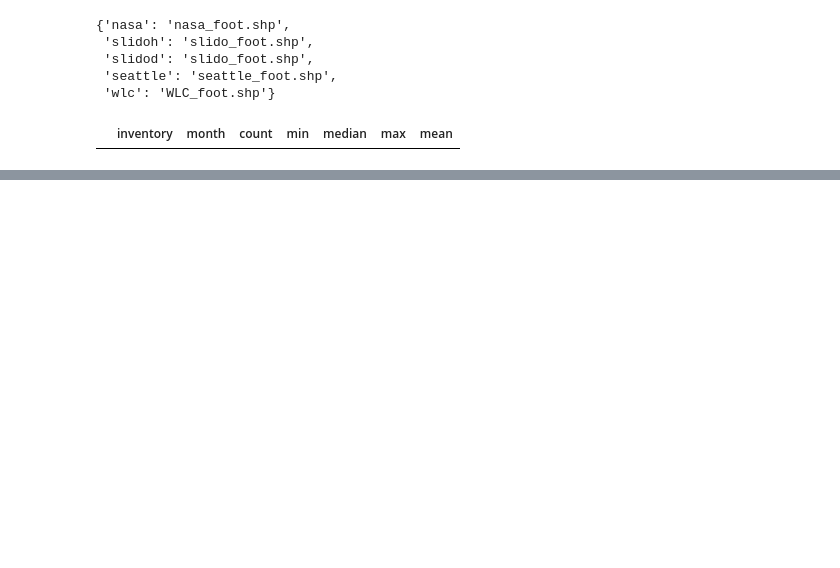
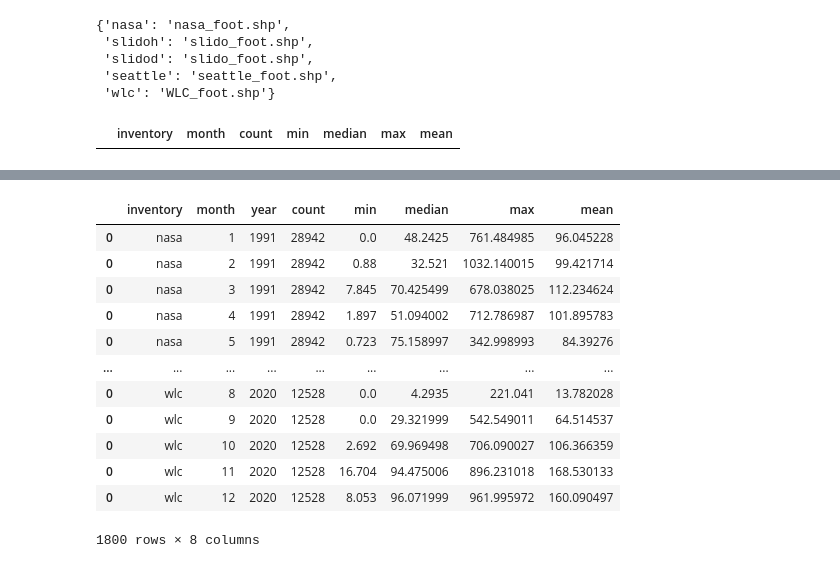
Before and after one commit to lvluna/landslide-seasonality, a Jupyter notebook: 01_LandslideInventoryProcessing.ipynb, the cells around one changed output, grey strips where cells are left out. Drawn from its saved outputs; the diff is of its cells as text; code cells hidden in the pictures; blank space fills up the shorter version.

Commit message:
update to include landslide-precipitation models

```diff
--- a/01_LandslideInventoryProcessing.ipynb
+++ b/01_LandslideInventoryProcessing.ipynb
@@ -16,7 +19,7 @@ import rasterio as rio
 # %%
 datadir = '../01_Data/'
 # %%
-figuredir = '../03_Figures/'
+figuredir = '../03_Figures/v3/'
 # %% [markdown]
     • NASA Global Landslide Catalog via  https://data.nasa.gov/Earth-Science/Global-Landslide-Catalog/h9d8-neg4 (accessed 2021-04-13). Open Database License. (NASA, 2018)
     • Statewide Landslide Information Database for Oregon, release 4.2 (SLIDO-4.2) via https://www.oregongeology.org/pubs/dds/p-slido4.htm (accessed 2021-01-15). Public. (Franczyk et al., 2020)
@@ -586,0 +707,18 @@ df_precip_foot.to_csv(datadir + 'footprint_precip.csv')
+# %%
+df_precip_month_foot = pd.read_pickle(figuredir + 'dfprecip.pkl')
+# %%
+df_precip_month_foot
+# %% [output]
+|  | inventory | month | year | count | min | median | max | mean |
+| 0 | nasa | 1 | 1991 | 28942 | 0.0 | 48.2425 | 761.484985 | 96.045228 |
+| 0 | nasa | 2 | 1991 | 28942 | 0.88 | 32.521 | 1032.140015 | 99.421714 |
+| 0 | nasa | 3 | 1991 | 28942 | 7.845 | 70.425499 | 678.038025 | 112.234624 |
+| 0 | nasa | 4 | 1991 | 28942 | 1.897 | 51.094002 | 712.786987 | 101.895783 |
+| 0 | nasa | 5 | 1991 | 28942 | 0.723 | 75.158997 | 342.998993 | 84.39276 |
+| ... | ... | ... | ... | ... | ... | ... | ... | ... |
+| 0 | wlc | 8 | 2020 | 12528 | 0.0 | 4.2935 | 221.041 | 13.782028 |
+| 0 | wlc | 9 | 2020 | 12528 | 0.0 | 29.321999 | 542.549011 | 64.514537 |
+| 0 | wlc | 10 | 2020 | 12528 | 2.692 | 69.969498 | 706.090027 | 106.366359 |
+| 0 | wlc | 11 | 2020 | 12528 | 16.704 | 94.475006 | 896.231018 | 168.530133 |
+| 0 | wlc | 12 | 2020 | 12528 | 8.053 | 96.071999 | 961.995972 | 160.090497 |
+1800 rows × 8 columns
```
Also changed, not shown: parts of 33 cells of this notebook, 3 other files.
